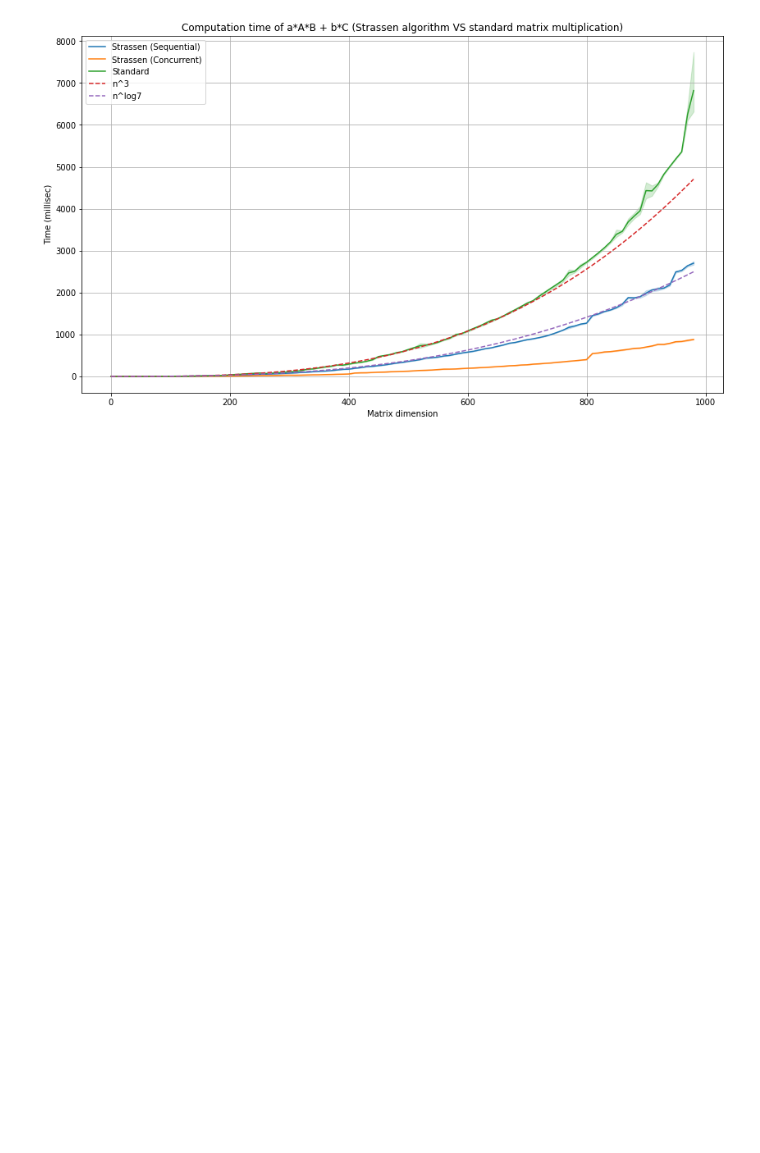
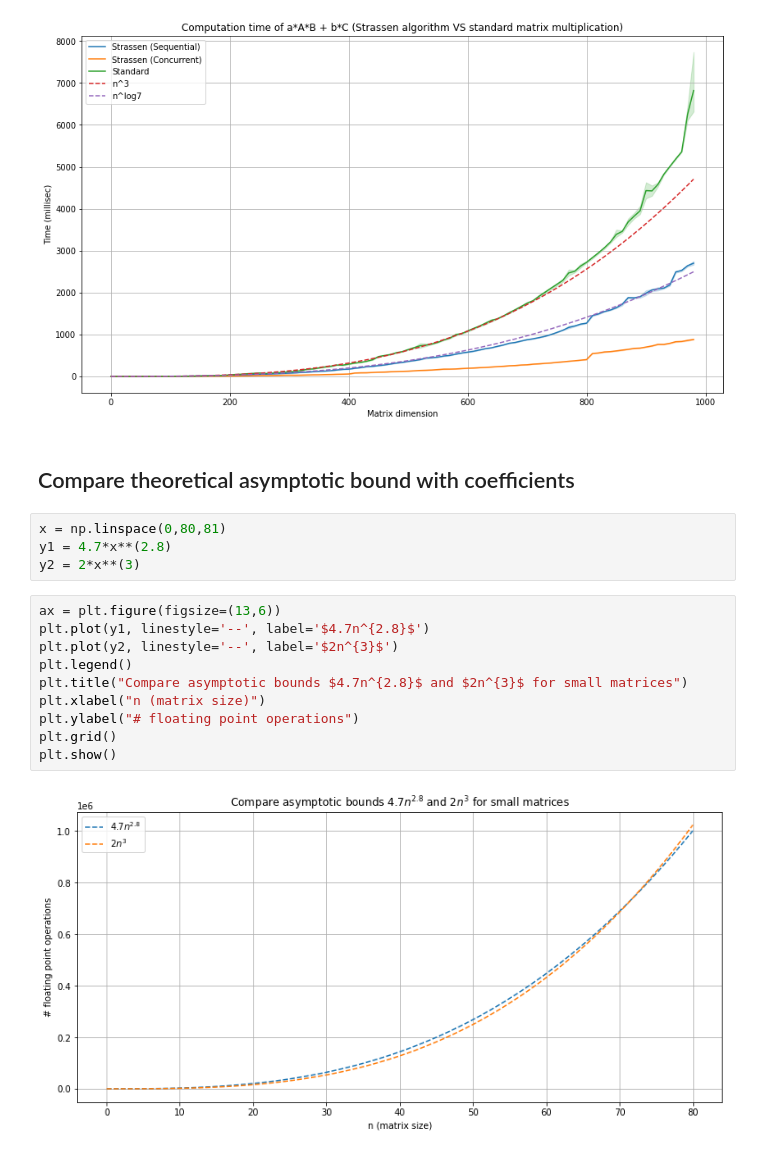
Before and after one commit to JunmingZhao42/FMM-Strassen-Algorithm, a Jupyter notebook: plot.ipynb, the cells around one changed output. Cells and saved outputs as stored; diff of their text form; blank space fills up the shorter version.

```diff
--- a/plot.ipynb
+++ b/plot.ipynb
@@ -86,3 +86,21 @@ plt.grid()
 plt.show()
 # %% [output]
 [figure]
+# %% [markdown]
+## Compare theoretical asymptotic bound with coefficients
+# %%
+x = np.linspace(0,80,81)
+y1 = 4.7*x**(2.8)
+y2 = 2*x**(3)
+# %%
+ax = plt.figure(figsize=(13,6))
+plt.plot(y1, linestyle='--', label='$4.7n^{2.8}$')
+plt.plot(y2, linestyle='--', label='$2n^{3}$')
+plt.legend()
+plt.title("Compare asymptotic bounds $4.7n^{2.8}$ and $2n^{3}$ for small matrices")
+plt.xlabel("n (matrix size)")
+plt.ylabel("# floating point operations")
+plt.grid()
+plt.show()
+# %% [output]
+[figure, added]
```
Also changed, not shown: parts of 1 cell of this notebook, 5 other files.
